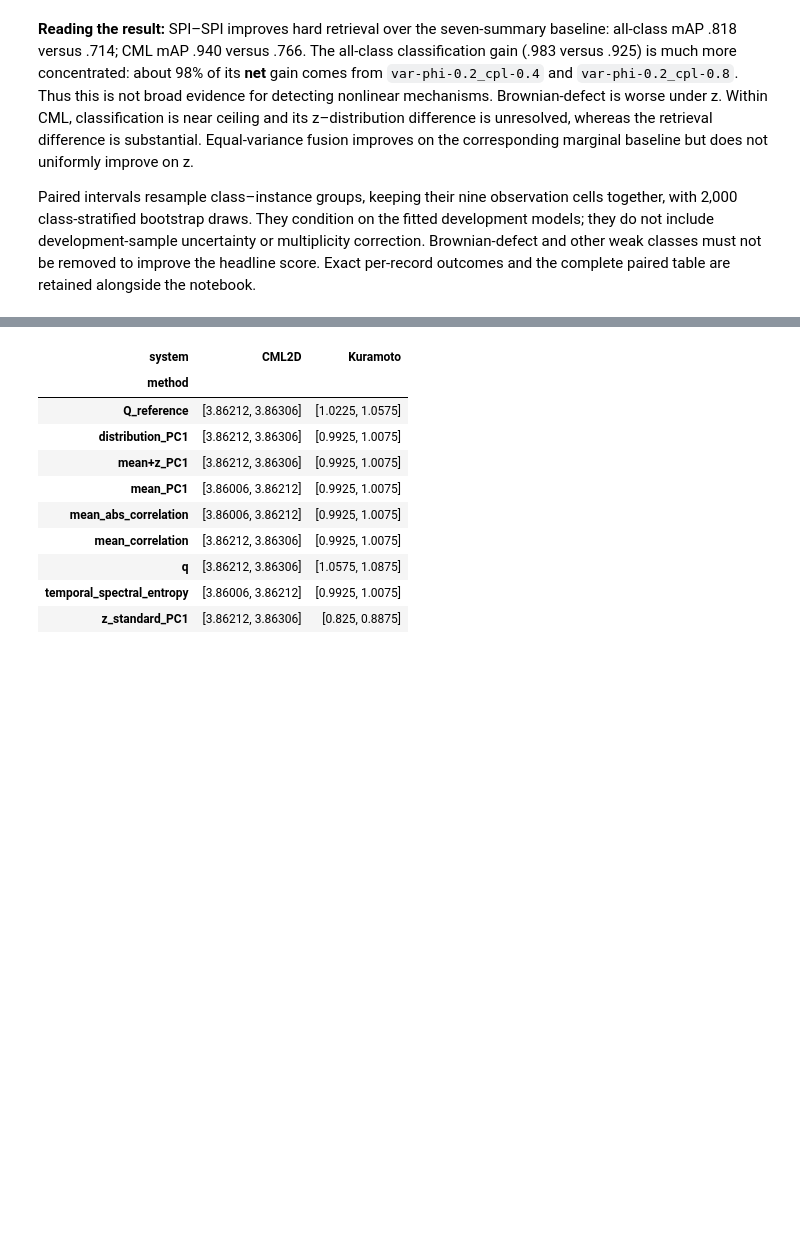
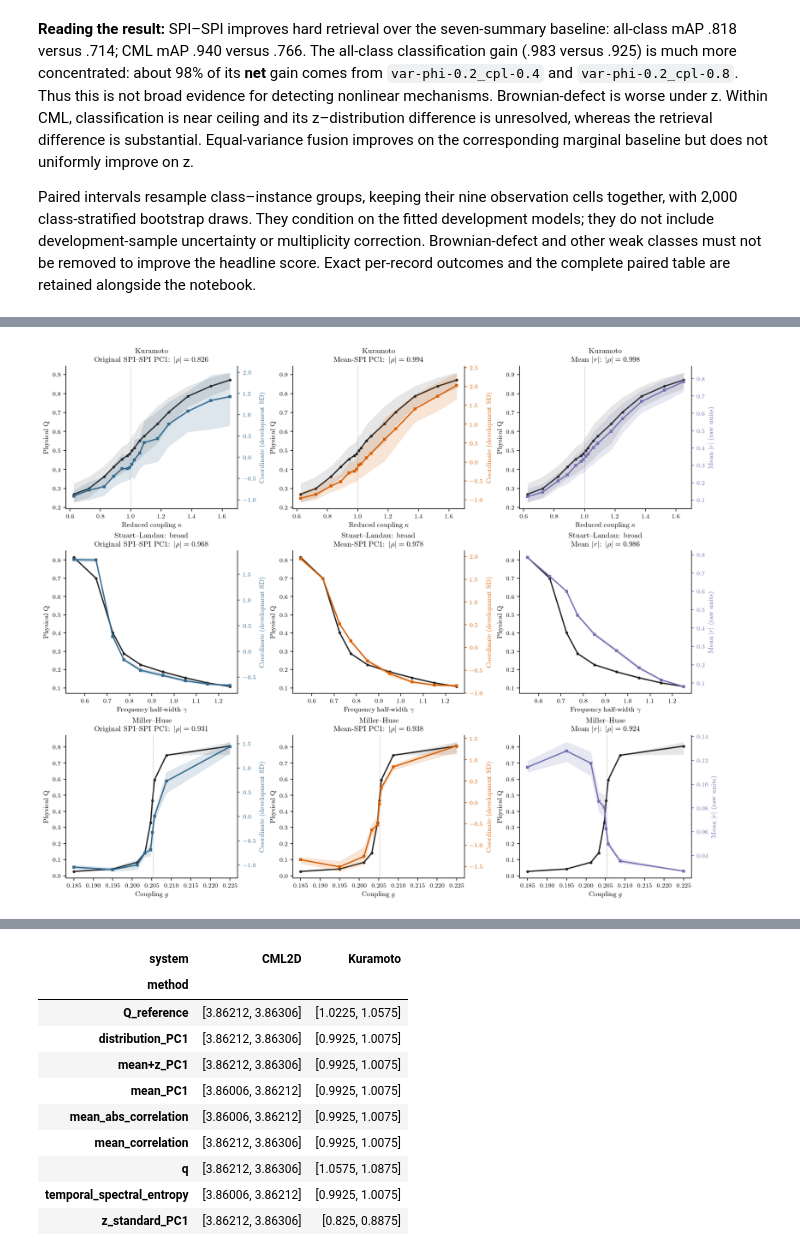
Before and after one commit to willedibam/mts-spi-study-cluster, a Jupyter notebook: notebooks/embeddings/spi_baseline_exploration_260921.ipynb, the cells around one changed output, grey strips where cells are left out. Drawn from its saved outputs; the diff is of its cells as text; code cells hidden in the pictures; blank space fills up the shorter version.

```diff
--- a/notebooks/embeddings/spi_baseline_exploration_260921.ipynb
+++ b/notebooks/embeddings/spi_baseline_exploration_260921.ipynb
@@ -134,2 +141,7 @@ New **unsupervised** coordinates use PC1 of the means, PC1 of the seven-summary
 
 Black curves show Q in physical units. Coloured learned coordinates use development SD units on the right axis. Their arbitrary signs are oriented using **development Q for display only**; this changes neither fitted representations nor absolute-rank scores. The direct mean-|r| baseline retains its raw units. Bands are 95% bootstrap intervals for the across-seed mean at each control. Dotted lines mark published boundary references, not exact finite-system thresholds.
+# %%
+fig = plots.inference(('Kuramoto', 'StuartLandau', 'MillerHuse'), filename='inference-families-1')
+plt.show()
+# %% [output]
+[figure, added]
```
Also changed, not shown: parts of 13 cells of this notebook, 9 other files.
